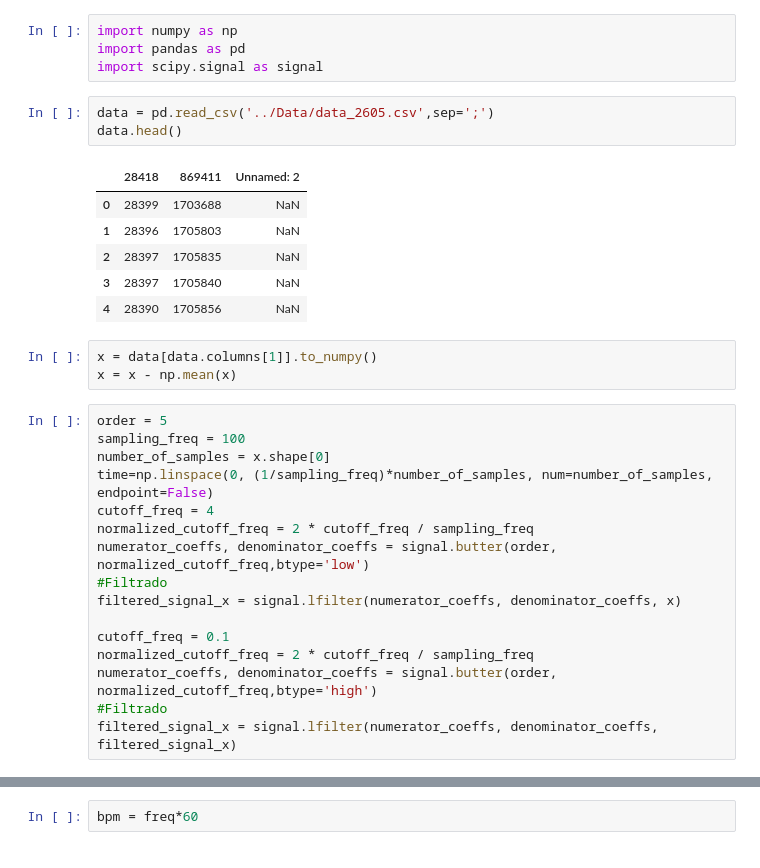
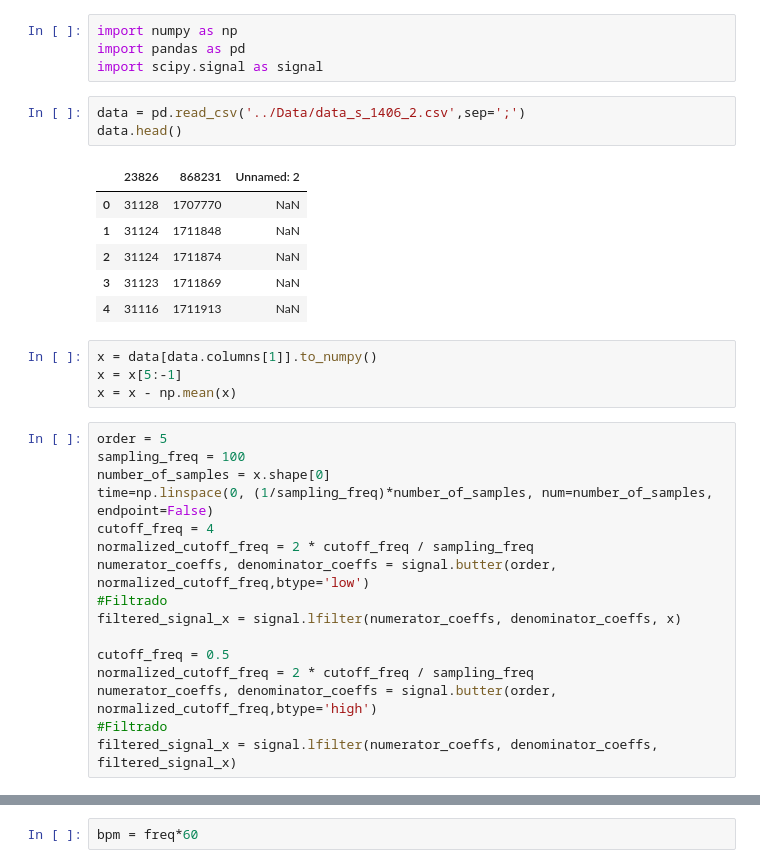
Before and after one commit to Gutenvi/actirate, a Jupyter notebook: Code/main.ipynb, the cells around one changed output, grey strips where cells are left out. Cells and saved outputs as stored; diff of their text form.

```diff
--- a/Code/main.ipynb
+++ b/Code/main.ipynb
@@ -3,17 +3,18 @@ import numpy as np
 import pandas as pd
 import scipy.signal as signal
 # %%
-data = pd.read_csv('../Data/data_2605.csv',sep=';')
+data = pd.read_csv('../Data/data_s_1406_2.csv',sep=';')
 data.head()
 # %% [output]
-|  | 28418 | 869411 | Unnamed: 2 |
-| 0 | 28399 | 1703688 | NaN |
-| 1 | 28396 | 1705803 | NaN |
-| 2 | 28397 | 1705835 | NaN |
-| 3 | 28397 | 1705840 | NaN |
-| 4 | 28390 | 1705856 | NaN |
+|  | 23826 | 868231 | Unnamed: 2 |
+| 0 | 31128 | 1707770 | NaN |
+| 1 | 31124 | 1711848 | NaN |
+| 2 | 31124 | 1711874 | NaN |
+| 3 | 31123 | 1711869 | NaN |
+| 4 | 31116 | 1711913 | NaN |
 # %%
 x = data[data.columns[1]].to_numpy()
+x = x[5:-1]
 x = x - np.mean(x)
 # %%
 order = 5
@@ -26,7 +27,7 @@ numerator_coeffs, denominator_coeffs = signal.butter(order, normalized_cutoff_fr
 #Filtrado
 filtered_signal_x = signal.lfilter(numerator_coeffs, denominator_coeffs, x)
 
-cutoff_freq = 0.1
+cutoff_freq = 0.5
 normalized_cutoff_freq = 2 * cutoff_freq / sampling_freq
 numerator_coeffs, denominator_coeffs = signal.butter(order, normalized_cutoff_freq,btype='high')
 #Filtrado
```
Also changed, not shown: parts of 6 cells of this notebook, 3 other files.
